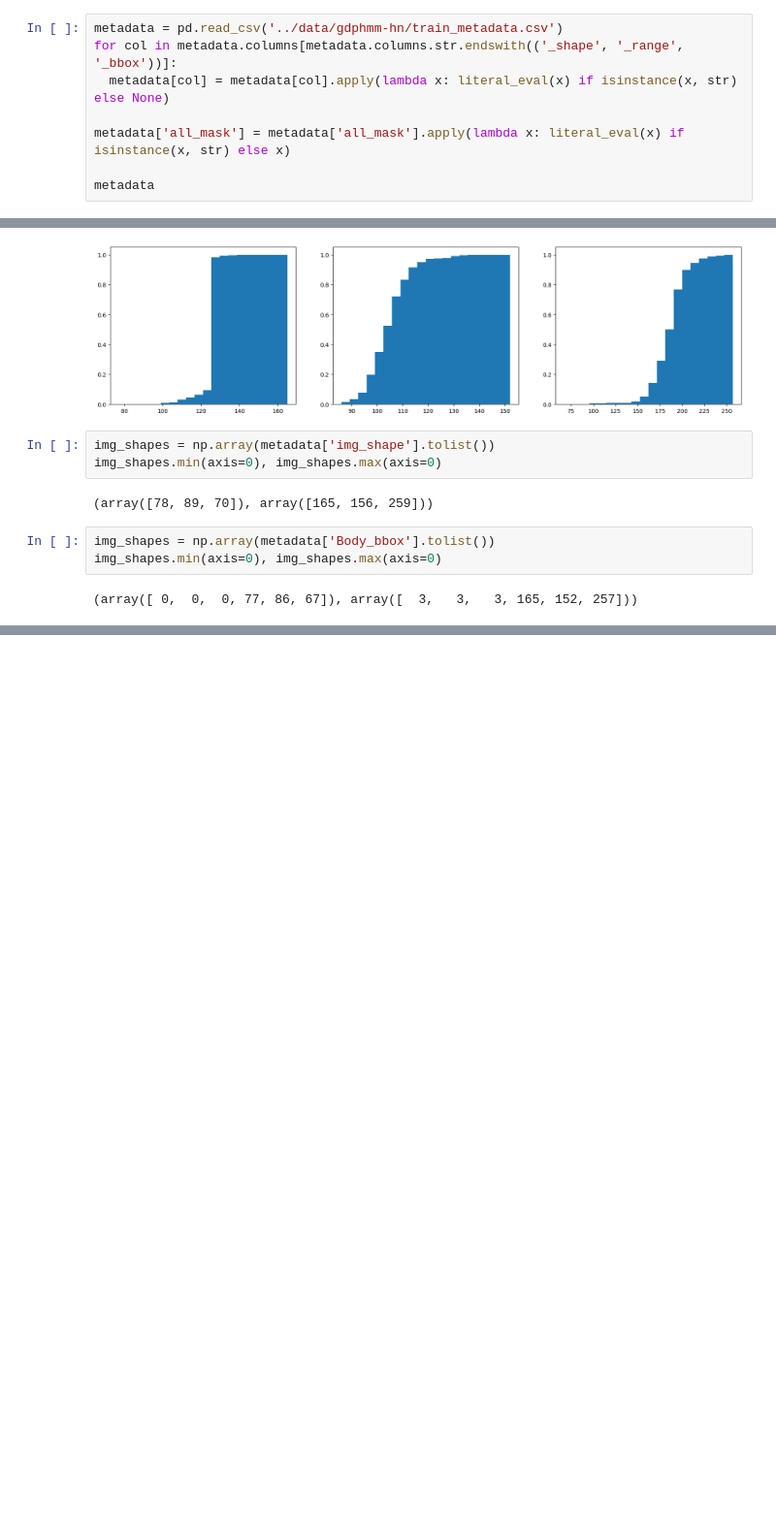
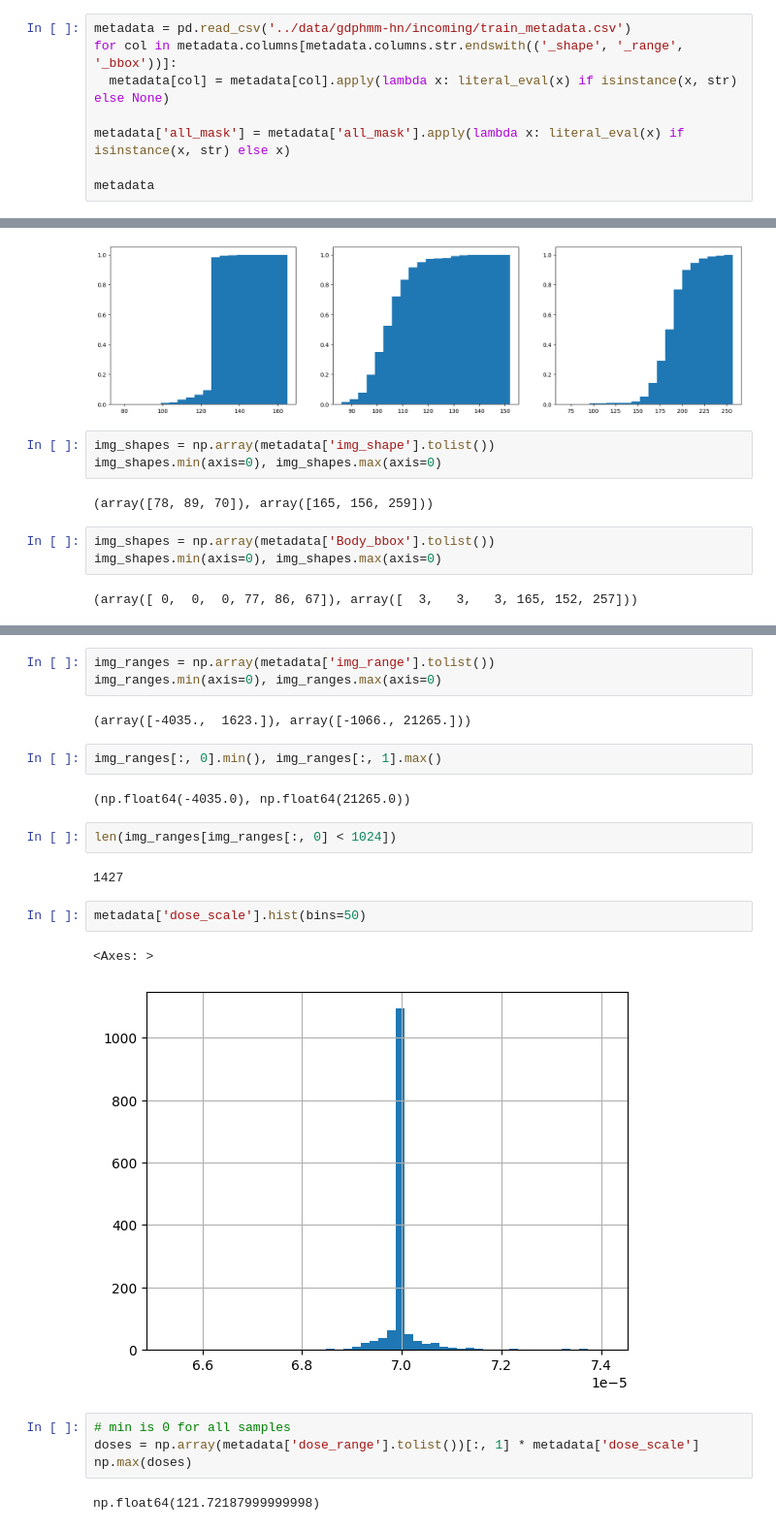
Before and after one commit to josefweibel/dose-prediction-calculation-thesis, a Jupyter notebook: notebooks/01_data_exploration.ipynb, the cells around one changed output, grey strips where cells are left out. Shown: that part at 97% size. Drawn from its saved outputs; the diff is of its cells as text; blank space fills up the shorter version.

```diff
--- a/notebooks/01_data_exploration.ipynb
+++ b/notebooks/01_data_exploration.ipynb
@@ -146,5 +146,5 @@ pd.DataFrame(metadata).set_index('sample_name').to_csv('../data/gdphmm-hn/train_
 # %%
-metadata = pd.read_csv('../data/gdphmm-hn/train_metadata.csv')
+metadata = pd.read_csv('../data/gdphmm-hn/incoming/train_metadata.csv')
 for col in metadata.columns[metadata.columns.str.endswith(('_shape', '_range', '_bbox'))]:
   metadata[col] = metadata[col].apply(lambda x: literal_eval(x) if isinstance(x, str) else None)
 
@@ -229,0 +260,24 @@ sorted(metadata['all_mask'].explode().unique())
+# %%
+img_ranges = np.array(metadata['img_range'].tolist())
+img_ranges.min(axis=0), img_ranges.max(axis=0)
+# %% [output]
+(array([-4035.,  1623.]), array([-1066., 21265.]))
+# %%
+img_ranges[:, 0].min(), img_ranges[:, 1].max()
+# %% [output]
+(np.float64(-4035.0), np.float64(21265.0))
+# %%
+len(img_ranges[img_ranges[:, 0] < 1024])
+# %% [output]
+1427
+# %%
+metadata['dose_scale'].hist(bins=50)
+# %% [output]
+<Axes: >
+[figure, added]
+# %%
+# min is 0 for all samples
+doses = np.array(metadata['dose_range'].tolist())[:, 1] * metadata['dose_scale']
+np.max(doses)
+# %% [output]
+np.float64(121.72187999999998)
```
Also changed, not shown: parts of 23 cells of this notebook, 2 other files.
